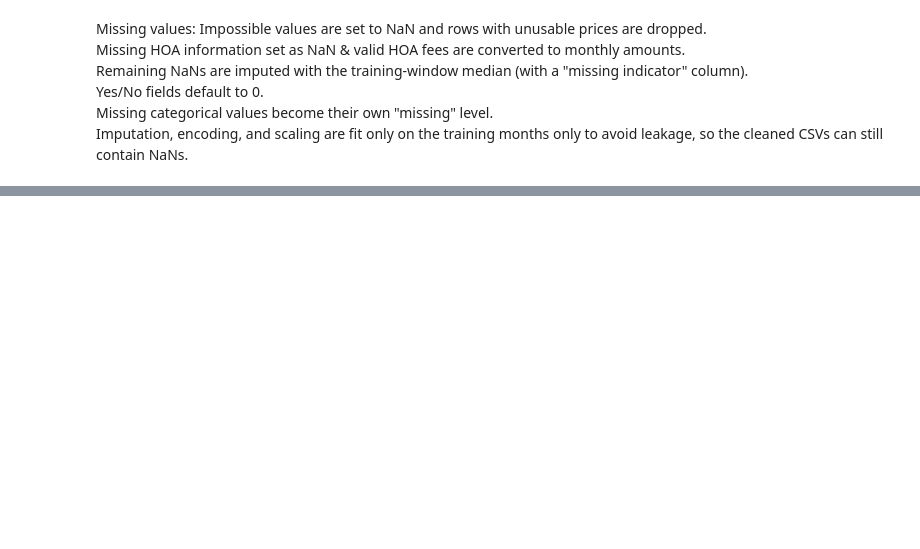
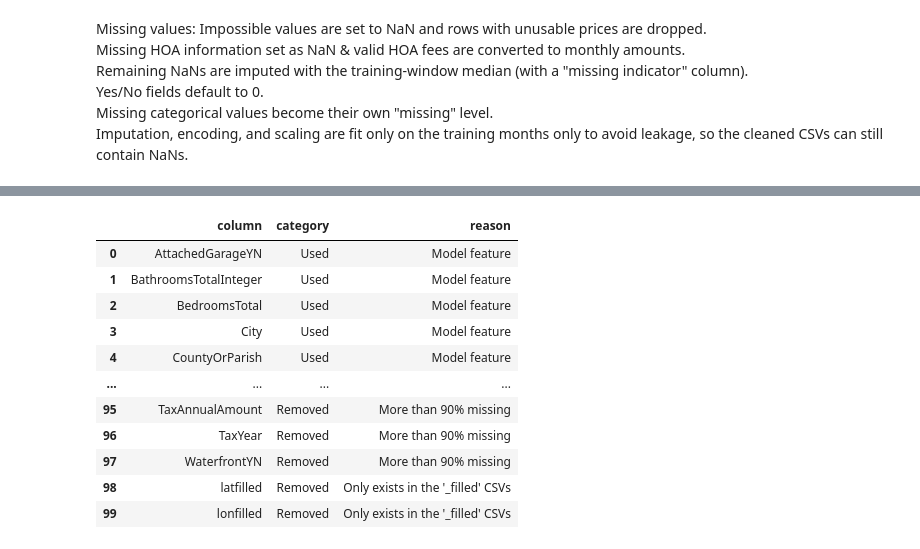
Before and after one commit to kanj0o/IDX-Exchange-Data-Science, a Jupyter notebook: 02_preprocessing.ipynb, the cells around one changed output, grey strips where cells are left out. Saved outputs shown, nothing was run; the diff lists cells and outputs as text; code cells hidden in the pictures; blank space fills up the shorter version.

```diff
--- a/02_preprocessing.ipynb
+++ b/02_preprocessing.ipynb
@@ -955,0 +1633,6 @@ Saved data/sold/split\6mo_test_2026-08\test.csv  (11443, 54)
+# %%
+types = column_types(clean_df, exclude=NEVER_USE + ID_COLS + drop_cols)
+
+# Categorical columns
+print('CATEGORICAL COLUMNS\n')
+print(types.loc[types['looks_categorical'], ['dtype', 'n_unique', 'sample']].sort_index().to_string())
@@ -955,0 +1657,14 @@ Saved data/sold/split\6mo_test_2026-08\test.csv  (11443, 54)
+# %%
+cat_cols = [c for c in types.index[types['looks_categorical']]
+            if c in clean_df.columns and c not in set(NEVER_USE + ID_COLS)]
+
+def pct_blank(s):
+    text = s.astype('string').fillna('').str.strip().str.lower()
+    return (s.isna() | text.isin(['missing', ''])).mean() * 100
+
+cat_missing = pd.Series({c: pct_blank(clean_df[c]) for c in cat_cols}).round(1).sort_values(ascending=False)
+
+print(f"{'column':26} {'missing %':>9}")
+print('-' * 37)
+for c, pct in cat_missing.items():
+    print(f'{c:26} {pct:>8.1f}%')
@@ -955,0 +1849,54 @@ Saved data/sold/split\6mo_test_2026-08\test.csv  (11443, 54)
+# %%
+# Column summary: what happened to every column (easy to show other people)
+REASONS = {
+    'CloseDate':                'Recorded at or after the sale',
+    'PurchaseContractDate':     'Recorded at or after the sale',
+    'ContractStatusChangeDate': 'Recorded at or after the sale',
+    'DaysOnMarket':             'Only exists once a sale process has unfolded',
+    'close_month':              'Derived from CloseDate',
+    'MlsStatus':                'Constant after filtering to closed sales',
+    'PropertyType':             'Constant after filtering',
+    'PropertySubType':          'Constant after filtering',
+    'StateOrProvince':          'Constant after California filter',
+    'Levels':                   'Replaced by levels_* flags',
+    'Flooring':                 'Replaced by floor_* flags',
+    'AssociationFee':           'Replaced by hoa_monthly / has_hoa',
+    'AssociationFeeFrequency':  'Replaced by hoa_monthly / has_hoa',
+    'LotSizeArea':              'Duplicate of LotSizeSquareFeet',
+    'LotSizeAcres':             'Merged into LotSizeSquareFeet',
+    'latfilled':                "Only exists in the '_filled' CSVs",
+    'lonfilled':                "Only exists in the '_filled' CSVs",
+    'OriginatingSystemName':    "Doesn't describe the property",
+    'OriginatingSystemSubName': "Doesn't describe the property",
+}
+
+def classify(c):
+    if c == target:
+        return 'Target', 'Value the model predicts'
+    if c in ID_COLS:
+        return 'Identifier', 'Identifies a row or address; not a feature'
+    if c in feature_cols:
+        return 'Used', 'Model feature'
+    if c in REASONS:
+        return 'Removed', REASONS[c]
+    if c in NEVER_USE and is_listing_col(c):
+        return 'Removed', 'Listing / buyer / agent field; only exists once a sale process happened (leakage)'
+    if c in high_missing.index:
+        return 'Removed', 'More than 90% missing'
+    if c in SPARSE_DROP:
+        return 'Removed', 'Mostly missing'
+    return 'Removed', 'Not selected as a feature'
+
+rows = [(c, *classify(c)) for c in df.columns]
+rows += [(c, 'Used', 'Model feature (engineered from raw columns)')
+         for c in feature_cols if c not in df.columns]
+
+column_summary = pd.DataFrame(rows, columns=['column', 'category', 'reason'])
+column_summary['category'] = pd.Categorical(
+    column_summary['category'], ['Used', 'Target', 'Identifier', 'Removed'], ordered=True)
+column_summary = column_summary.sort_values(['category', 'column']).reset_index(drop=True)
+
+print(column_summary['category'].value_counts().sort_index().to_string(), '\n')
+column_summary.to_csv('data/sold/column_summary.csv', index=False)
+column_summary
+# %% [output]
@@ -955,0 +1908,12 @@ Saved data/sold/split\6mo_test_2026-08\test.csv  (11443, 54)
+|  | column | category | reason |
+| 0 | AttachedGarageYN | Used | Model feature |
+| 1 | BathroomsTotalInteger | Used | Model feature |
+| 2 | BedroomsTotal | Used | Model feature |
+| 3 | City | Used | Model feature |
+| 4 | CountyOrParish | Used | Model feature |
+| ... | ... | ... | ... |
+| 95 | TaxAnnualAmount | Removed | More than 90% missing |
+| 96 | TaxYear | Removed | More than 90% missing |
+| 97 | WaterfrontYN | Removed | More than 90% missing |
+| 98 | latfilled | Removed | Only exists in the '_filled' CSVs |
+| 99 | lonfilled | Removed | Only exists in the '_filled' CSVs |
```
Also changed, not shown: parts of 78 cells of this notebook.
